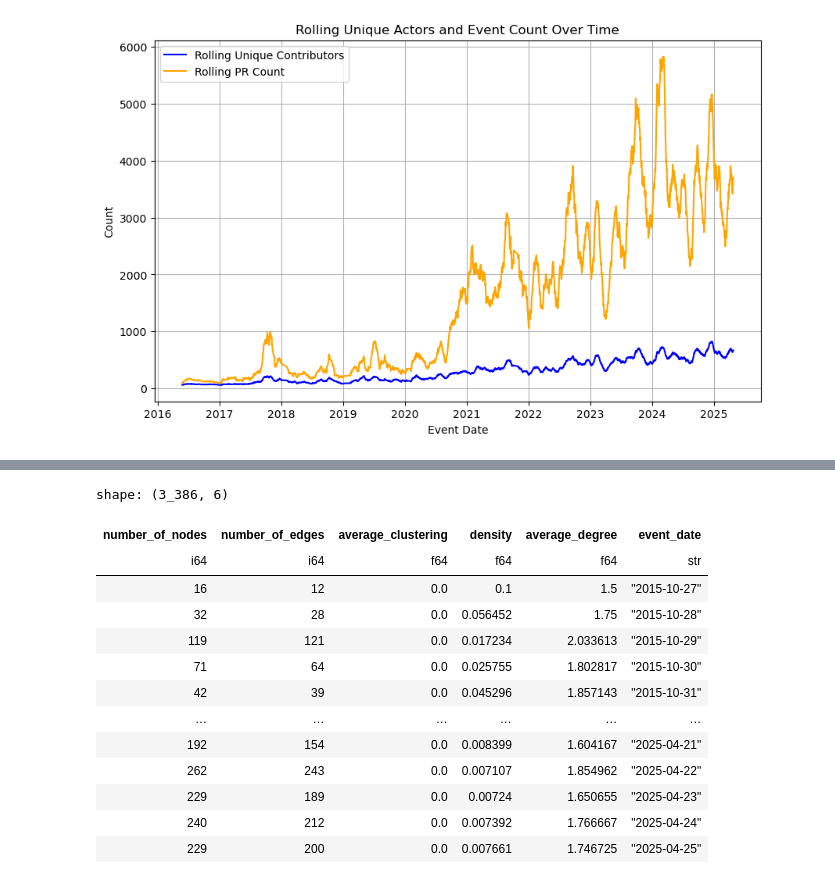
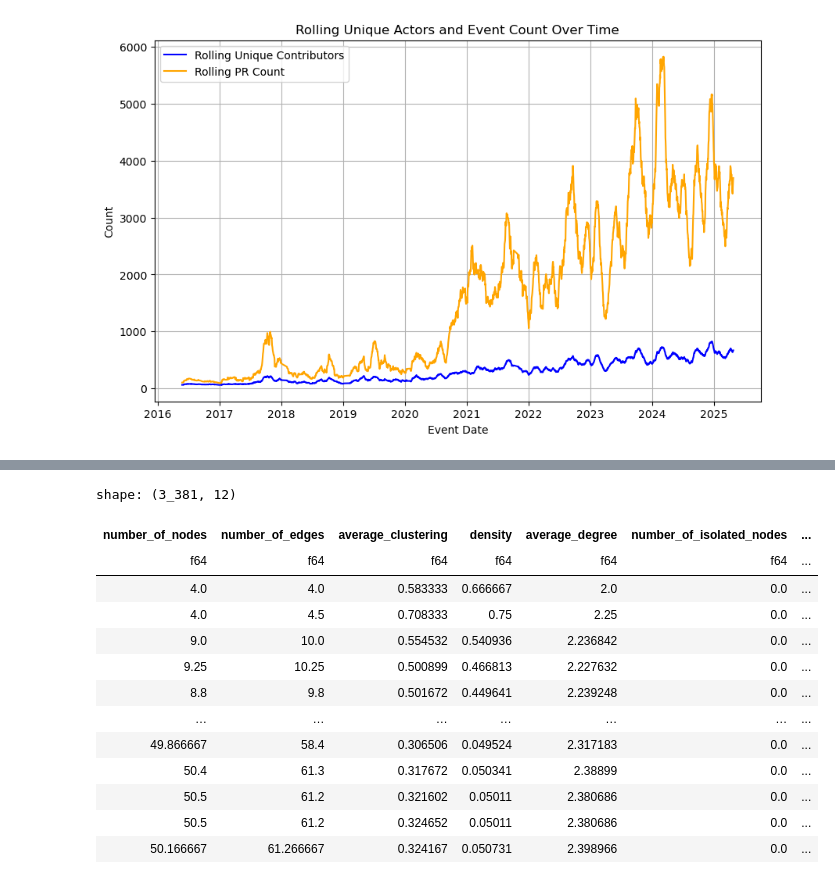
Before and after one commit to gilmar/comp5313_assignment_2, a Jupyter notebook: notebooks/comp5313_assignment_2.ipynb, the cells around one changed output, grey strips where cells are left out. Cells and saved outputs as stored; diff of their text form; code cells hidden in the pictures.

```diff
--- a/notebooks/comp5313_assignment_2.ipynb
+++ b/notebooks/comp5313_assignment_2.ipynb
@@ -27,0 +49,7 @@ shape: (426_104, 5)
+# %%
+daily_counts_df = pl.read_csv("data/godot.csv.gz",
+        has_header=True,
+        try_parse_dates=True,
+        separator=",",
+        encoding="utf8",)
+daily_counts_df
@@ -92,22 +118,22 @@ shape: (426_104, 5)
 # %%
-# Ensure the function returns the expected number of values
-graphs_by_date = utils.create_graphs_by_date(df)
+graph_df = utils.prepare_df_to_graph(daily_counts_df)
+graphs_by_date = utils.create_graphs_by_date(graph_df)
 
 # Process the graphs to extract metrics
-metrics_df = utils.graphs_metrics_to_dataframe(graphs_by_date)
+metrics_df = utils.graphs_metrics_to_dataframe(graphs_by_date, smoothing_period_days=30)
 metrics_df
 # %% [output]
-shape: (3_386, 6)
+shape: (3_381, 12)
-| number_of_nodes | number_of_edges | average_clustering | density | average_degree | event_date |
-| i64 | i64 | f64 | f64 | f64 | str |
-| 16 | 12 | 0.0 | 0.1 | 1.5 | "2015-10-27" |
-| 32 | 28 | 0.0 | 0.056452 | 1.75 | "2015-10-28" |
-| 119 | 121 | 0.0 | 0.017234 | 2.033613 | "2015-10-29" |
-| 71 | 64 | 0.0 | 0.025755 | 1.802817 | "2015-10-30" |
-| 42 | 39 | 0.0 | 0.045296 | 1.857143 | "2015-10-31" |
-| … | … | … | … | … | … |
-| 192 | 154 | 0.0 | 0.008399 | 1.604167 | "2025-04-21" |
-| 262 | 243 | 0.0 | 0.007107 | 1.854962 | "2025-04-22" |
-| 229 | 189 | 0.0 | 0.00724 | 1.650655 | "2025-04-23" |
-| 240 | 212 | 0.0 | 0.007392 | 1.766667 | "2025-04-24" |
-| 229 | 200 | 0.0 | 0.007661 | 1.746725 | "2025-04-25" |
+| number_of_nodes | number_of_edges | average_clustering | density | average_degree | number_of_isolated_nodes | ... |
+| f64 | f64 | f64 | f64 | f64 | f64 | ... |
+| 4.0 | 4.0 | 0.583333 | 0.666667 | 2.0 | 0.0 | ... |
+| 4.0 | 4.5 | 0.708333 | 0.75 | 2.25 | 0.0 | ... |
+| 9.0 | 10.0 | 0.554532 | 0.540936 | 2.236842 | 0.0 | ... |
+| 9.25 | 10.25 | 0.500899 | 0.466813 | 2.227632 | 0.0 | ... |
+| 8.8 | 9.8 | 0.501672 | 0.449641 | 2.239248 | 0.0 | ... |
+| … | … | … | … | … | … | ... |
+| 49.866667 | 58.4 | 0.306506 | 0.049524 | 2.317183 | 0.0 | ... |
+| 50.4 | 61.3 | 0.317672 | 0.050341 | 2.38899 | 0.0 | ... |
+| 50.5 | 61.2 | 0.321602 | 0.05011 | 2.380686 | 0.0 | ... |
+| 50.5 | 61.2 | 0.324652 | 0.05011 | 2.380686 | 0.0 | ... |
+| 50.166667 | 61.266667 | 0.324167 | 0.050731 | 2.398966 | 0.0 | ... |
```
Also changed, not shown: parts of 13 cells of this notebook, 3 other files.
